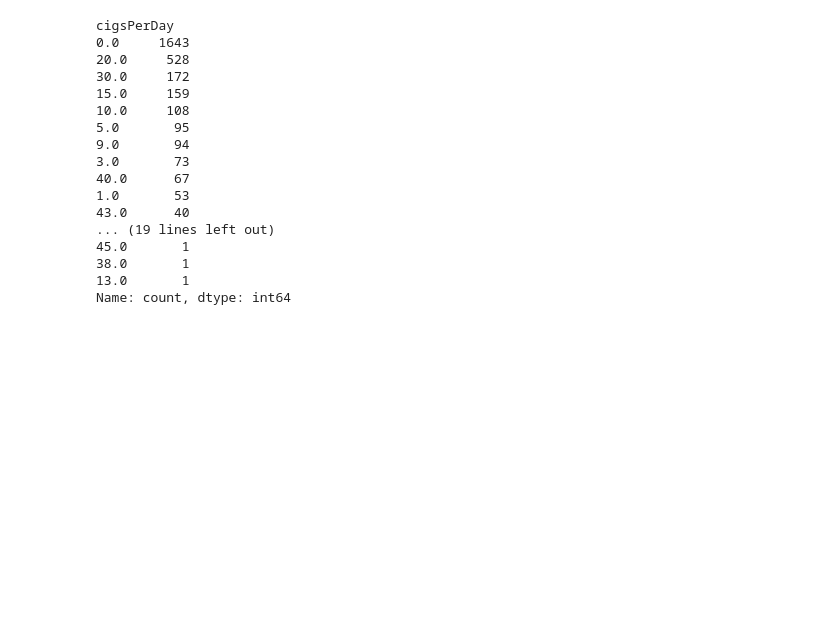
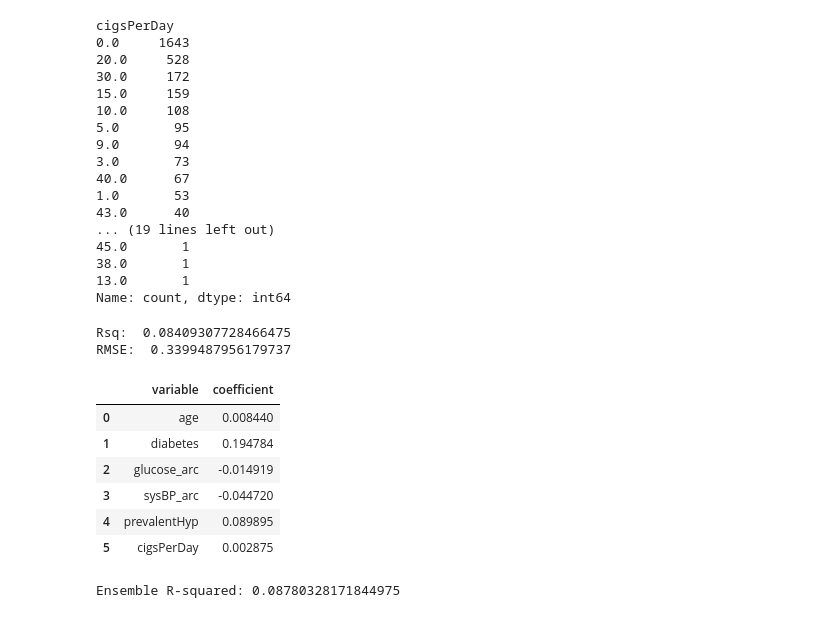
Before and after one commit to ashleyr05/project_chd, a Jupyter notebook: group8proj2.ipynb, the cells around one changed output. Saved outputs shown, nothing was run; the diff lists cells and outputs as text; code cells hidden in the pictures; blank space fills up the shorter version.

```diff
--- a/group8proj2.ipynb
+++ b/group8proj2.ipynb
@@ -520,3 +522,74 @@ cigsPerDay
 Name: count, dtype: int64
 # %%
 # building linear model - second iteration
+# %%
+y_train = df_train['TenYearCHD']
+y_test = df_test["TenYearCHD"]
+
+train_vars = ['diabetes','glucose_arc','sysBP_arc',"prevalentHyp", 'age', 'cigsPerDay']
+X_train = df_train.loc[:,train_vars ]
+X_test = df_test.loc[:,train_vars]
+
+Z_train = pd.concat([X_train['age'], X_train['diabetes'],X_train['glucose_arc'],X_train['sysBP_arc'],X_train['prevalentHyp'], X_train['cigsPerDay']], axis = 1)
+Z_test = pd.concat([X_test['age'], X_test['diabetes'],X_test['glucose_arc'],X_test['sysBP_arc'],X_test['prevalentHyp'], X_test['cigsPerDay']], axis = 1)
+#create test and train
+
+reg = linear_model.LinearRegression(fit_intercept=False).fit(Z_train,y_train) # Run regression
+
+y_hat = reg.predict(Z_test)
+print('Rsq: ', reg.score(Z_test,y_test)) # R2
+rmse = np.sqrt( np.mean( (y_test - y_hat)**2 ))
+print('RMSE: ', rmse) # R2
+
+results = pd.DataFrame({'variable':reg.feature_names_in_, 'coefficient': reg.coef_}) # Regression coefficients
+results
+# %% [output]
+Rsq:  0.08409307728466475
+RMSE:  0.3399487956179737
+|  | variable | coefficient |
+| 0 | age | 0.008440 |
+| 1 | diabetes | 0.194784 |
+| 2 | glucose_arc | -0.014919 |
+| 3 | sysBP_arc | -0.044720 |
+| 4 | prevalentHyp | 0.089895 |
+| 5 | cigsPerDay | 0.002875 |
+# %%
+# adding target variable
+Z_train = pd.concat([X_train, y_train], axis=1)
+Z_test = pd.concat([X_test, y_test], axis=1)
+
+# Bootstrap parameters
+T = 1000
+m_depth = 5
+Rsq = np.zeros(T)  # preallocate the rsq measure
+y_test_hat = np.zeros([T, Z_test.shape[0]])  # preallocate predictions on test set
+
+# Bootstrapping
+for s in range(T):
+    # Generate a bootstrap sample
+    df_s = Z_train.sample(frac=1, replace=True)
+    X_s = df_s[train_vars]
+    y_s = df_s['TenYearCHD']
+
+    # Fit decision tree
+    cart = tree.DecisionTreeRegressor(max_depth=m_depth)  # Create a regressor object
+    cart = cart.fit(X_s, y_s)  # Fit the regressor
+
+    # Compute Rsq
+    y_hat = cart.predict(X_test)
+    SSE = np.sum((y_test - y_hat)**2)
+    TSS = np.sum((y_test - y_test.mean())**2)  # Corrected TSS calculation
+    Rsq[s] = 1 - SSE / TSS
+
+    # Save predictions
+    y_test_hat[s, :] = y_hat
+
+# Ensemble predictor
+y_hat_ensemble = y_test_hat.mean(axis=0)  # Average the columns to get the ensemble prediction
+SSE = np.sum((y_test - y_hat_ensemble)**2)
+TSS = np.sum((y_test - y_test.mean())**2)  # Corrected TSS calculation
+Rsq_ensemble = 1 - SSE / TSS
+
+print("Ensemble R-squared:", Rsq_ensemble)
+# %% [output]
+Ensemble R-squared: 0.08780328171844975
```
Also changed, not shown: parts of 8 cells of this notebook.
